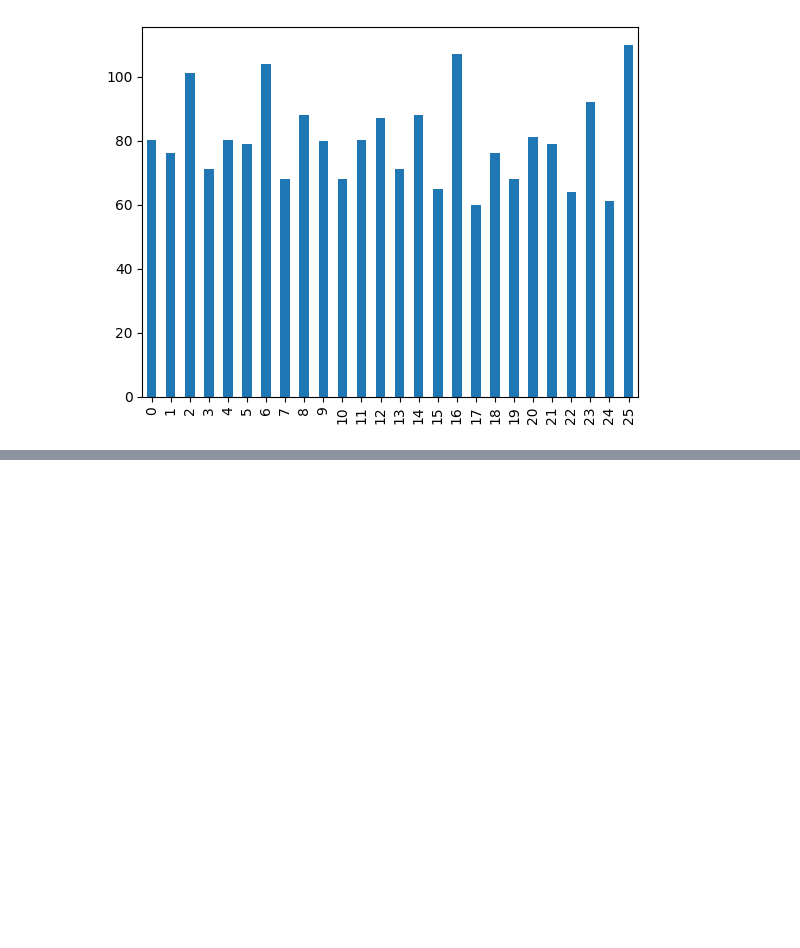
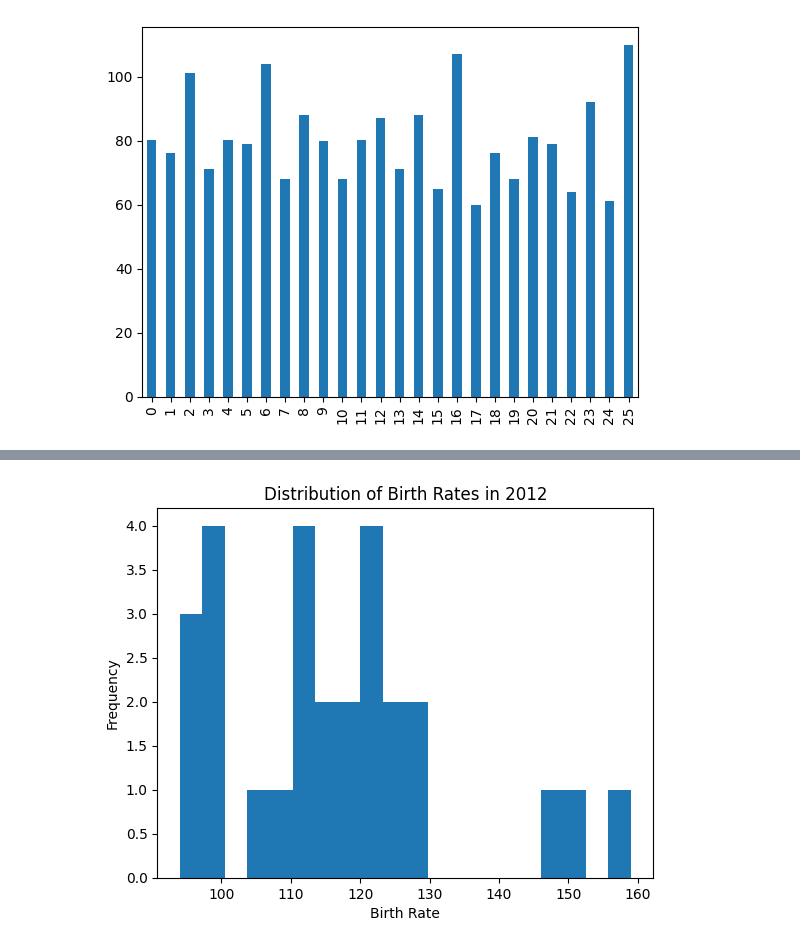
Before and after one commit to Kunandiir/GoIT_Tasks-DS-, a Jupyter notebook: Task_2/Task_2.1.ipynb, the cells around one changed output, grey strips where cells are left out. Cells and saved outputs as stored; diff of their text form; code cells hidden in the pictures; blank space fills up the shorter version.

```diff
--- a/Task_2/Task_2.1.ipynb
+++ b/Task_2/Task_2.1.ipynb
@@ -174,0 +220,10 @@ plt.show()
+# %%
+# 3
+
+table['2012'].plot(kind='hist', bins=20)
+plt.title('Distribution of Birth Rates in 2012')
+plt.xlabel('Birth Rate')
+plt.ylabel('Frequency')
+plt.show()
+# %% [output]
+[figure, added]
```
Also changed, not shown: parts of 9 cells of this notebook, 4 other files.
